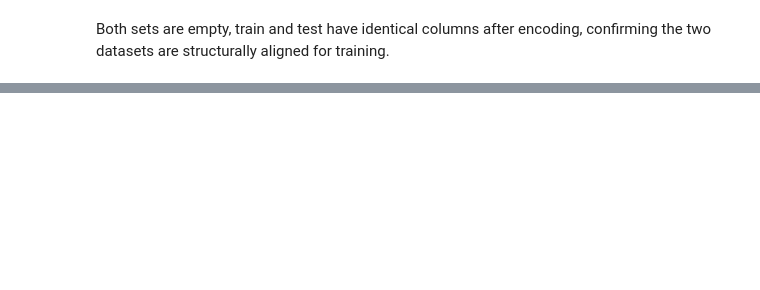
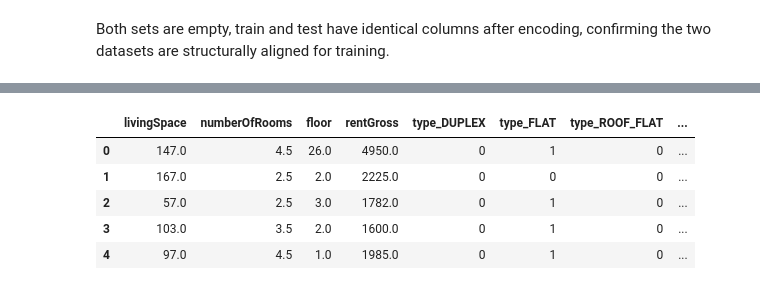
Before and after one commit to giannigrasso/swiss-rent-ml, a Jupyter notebook: notebooks/02_multifeature_regression.ipynb.ipynb, the cells around one changed output, grey strips where cells are left out. Saved outputs shown, nothing was run; the diff lists cells and outputs as text; code cells hidden in the pictures; blank space fills up the shorter version.

Commit message:
feat(multifeature-regression): add distance-to-center and room-size features

```diff
--- a/notebooks/02_multifeature_regression.ipynb.ipynb
+++ b/notebooks/02_multifeature_regression.ipynb.ipynb
@@ -58,0 +166,5 @@ Both sets are empty, train and test have identical columns after encoding, confi
+# %%
+cities_df = cities_df.rename(columns={1: 'name', 4: 'latitude', 5: 'longitude', 6: 'feature_class', 14: 'population'})
+cities_df = cities_df[(cities_df['feature_class'] == 'P') & (cities_df['population'] >= 10000)]
+cities_df = cities_df[['name', 'latitude', 'longitude']]
+cities_df.info()
@@ -58,0 +191,24 @@ Both sets are empty, train and test have identical columns after encoding, confi
+# %%
+lat_cities = cities_df['latitude'].values
+lon_cities = cities_df['longitude'].values
+
+def min_distance(row):
+    distances = np.sqrt((row['lat'] - lat_cities)**2 + (row['lon'] - lon_cities)**2)
+    return distances.min()
+
+train_df['center_distance'] = train_df.apply(min_distance, axis=1)
+train_df = train_df.drop(columns=['lat', 'lon'])
+
+
+# Same for the test set
+test_df['center_distance'] = test_df.apply(min_distance, axis=1)
+test_df = test_df.drop(columns=['lat', 'lon'])
+
+train_df.head()
+# %% [output]
+|  | livingSpace | numberOfRooms | floor | rentGross | type_DUPLEX | type_FLAT | type_ROOF_FLAT | ... |
+| 0 | 147.0 | 4.5 | 26.0 | 4950.0 | 0 | 1 | 0 | ... |
+| 1 | 167.0 | 2.5 | 2.0 | 2225.0 | 0 | 0 | 0 | ... |
+| 2 | 57.0 | 2.5 | 3.0 | 1782.0 | 0 | 1 | 0 | ... |
+| 3 | 103.0 | 3.5 | 2.0 | 1600.0 | 0 | 1 | 0 | ... |
+| 4 | 97.0 | 4.5 | 1.0 | 1985.0 | 0 | 1 | 0 | ... |
```
Also changed, not shown: parts of 15 cells of this notebook.
